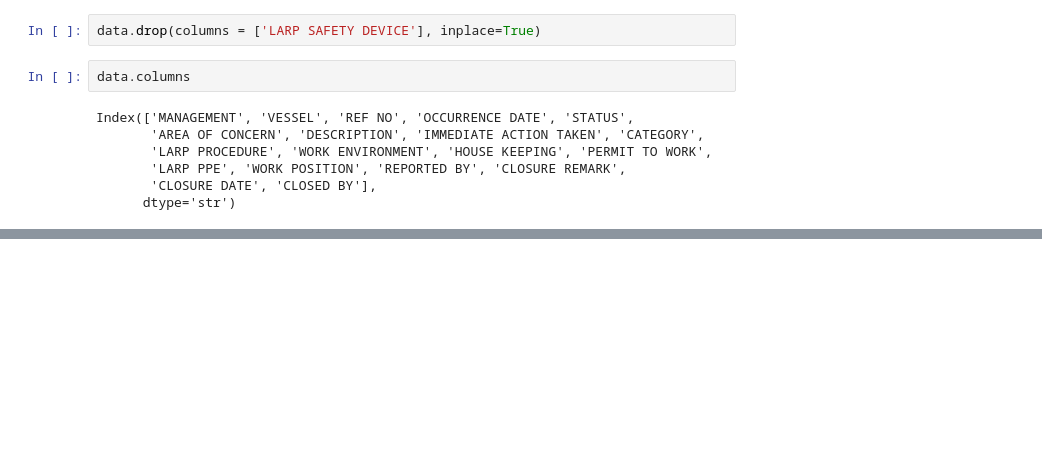
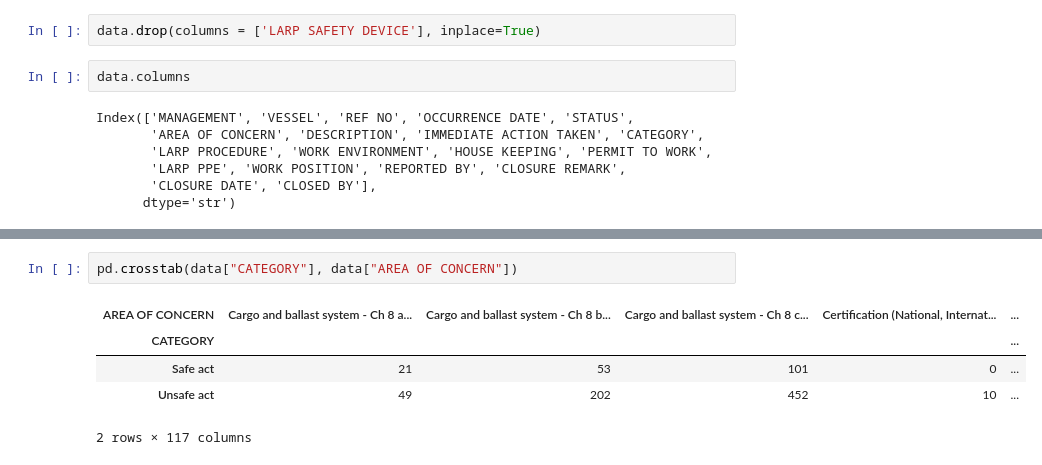
Before and after one commit to kiranr12r/Data-cleaning-and-EDA, a Jupyter notebook: cleaned-data/LARPDatabase_2015.ipynb, the cells around one changed output, grey strips where cells are left out. Saved outputs shown, nothing was run; the diff lists cells and outputs as text; blank space fills up the shorter version.

```diff
--- a/cleaned-data/LARPDatabase_2015.ipynb
+++ b/cleaned-data/LARPDatabase_2015.ipynb
@@ -303,0 +544,8 @@ data
+# %%
+pd.crosstab(data["CATEGORY"], data["AREA OF CONCERN"])
+# %% [output]
+| AREA OF CONCERN | Cargo and ballast system - Ch 8 a... | Cargo and ballast system - Ch 8 b... | Cargo and ballast system - Ch 8 c... | Certification (National, Internat... | ... |
+| CATEGORY |  |  |  |  | ... |
+| Safe act | 21 | 53 | 101 | 0 | ... |
+| Unsafe act | 49 | 202 | 452 | 10 | ... |
+2 rows × 117 columns
```
Also changed, not shown: parts of 31 cells of this notebook, 1 other file.
